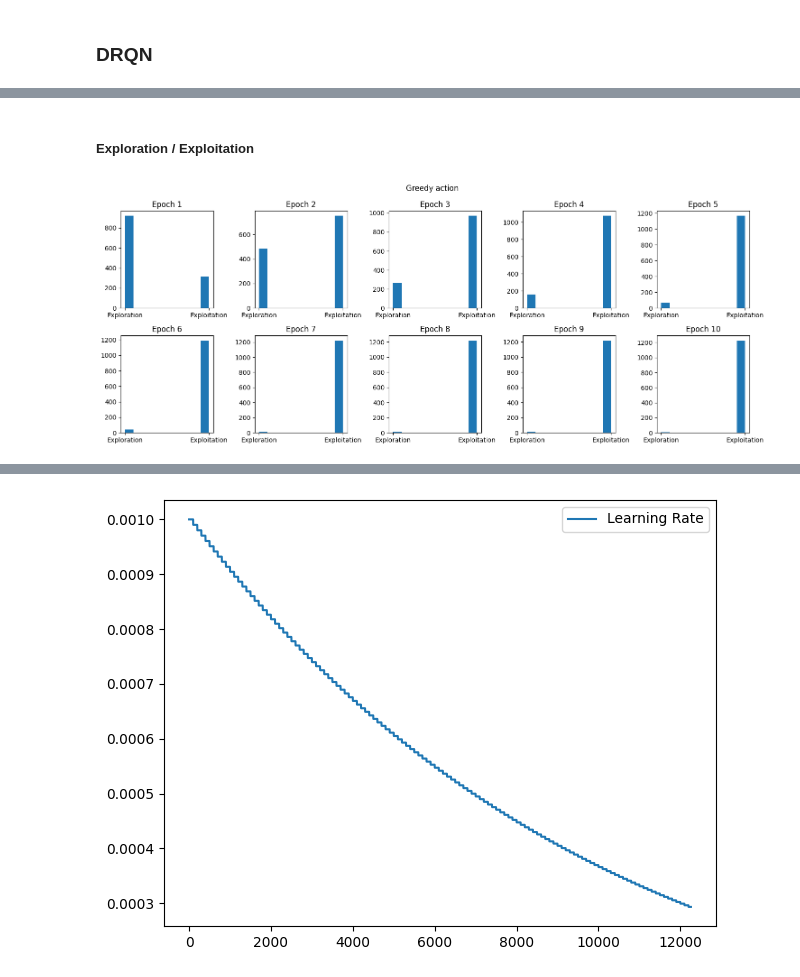
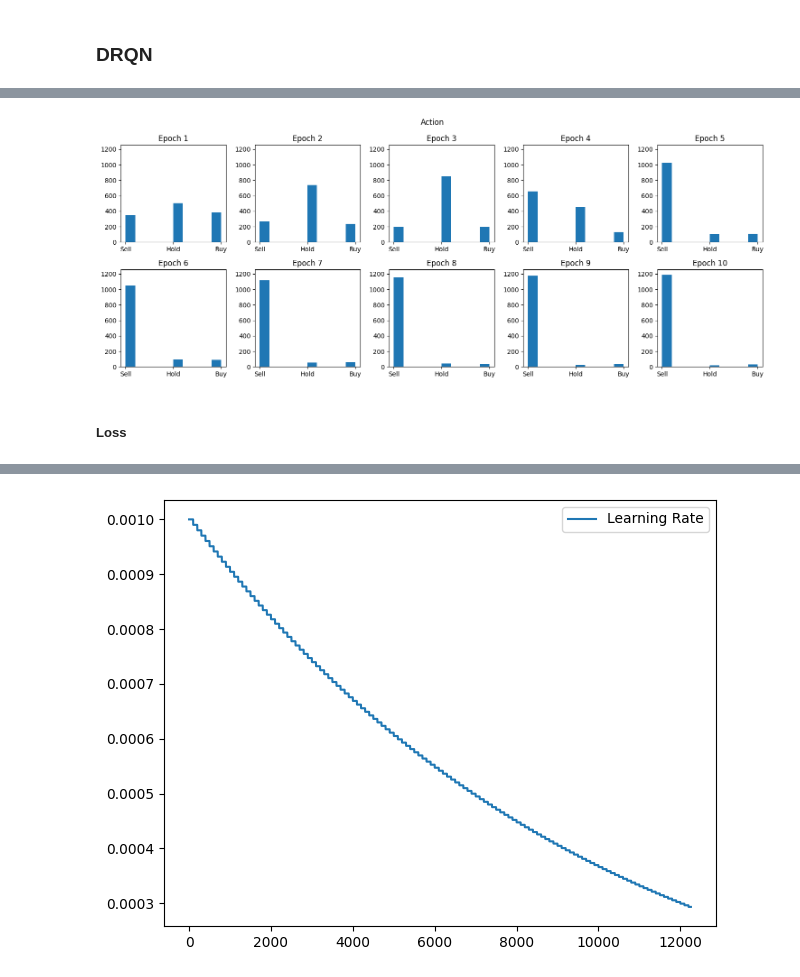
Before and after one commit to ramonges/Reinforcement-Learning-Project, a Jupyter notebook: DRQN.ipynb, the cells around one changed output, grey strips where cells are left out. Cells and saved outputs as stored; diff of their text form; code cells hidden in the pictures.

```diff
--- a/DRQN.ipynb
+++ b/DRQN.ipynb
@@ -480,14 +494,0 @@ def epsilon_greedy_action(policy, state):
-# %%
-eps_test = EPS_START
-eps_tests = []
-
-found_threshold = False
-for i in range(len(train_data) * NUM_EPISODE):
-    eps_test = update_epsilon(eps_test, EPS_DECAY, EPS_MIN)
-    eps_tests.append(eps_test)
-    if not found_threshold and eps_test == 0.01:
-        print(i)
-        found_threshold = True
-
-plt.plot(eps_tests)
-plt.show()
@@ -633,5 +661,5 @@ plt.show()
 # %%
-train_env = TradingEnv(train_data, state_dim=ENV_STATE_DEPTH)
+train_env = TradingEnv(train_data, state_dim=DRQN_DEPTH)
 num_observations = train_env.observation_space.shape[0]
 num_actions = train_env.action_space.n
 
@@ -647,7 +675,7 @@ lr_scheduler = ExponentialLR(drqn_optimizer, gamma=LR_DECAY)
 
 criterion = nn.MSELoss()
 
-train_history, train_logs, wrapper_epsilons, wrapper_greedy_actions  = train(
+drqn_train_history, train_logs, train_losses, wrapper_epsilons, wrapper_greedy_actions  = train(
     train_env,
     model=drqn,
     target_model=target_drqn,
@@ -661,13 +724,0 @@ train_history, train_logs, wrapper_epsilons, wrapper_greedy_actions  = train(
-# %%
-plt.figure(figsize=(10, 6))
-
-plt.subplot(1, 2, 1)
-plt.plot(train_logs["epsilon"], label="Epsilons")
-
-plt.subplot(1, 2, 2)
-for i, epsilons in enumerate(wrapper_epsilons):
-    plt.plot(epsilons, label=f"Epoch {i+1} epsilons")
-
-plt.tight_layout()
-plt.legend()
-plt.show()
@@ -676,18 +725,19 @@ plt.show()
-# %% [markdown]
-##### Exploration / Exploitation
 # %%
 fig, axes = plt.subplots(2, 5, figsize=(15, 6))
 
-for i, epoch_greedy_actions in enumerate(wrapper_greedy_actions):
+for i, epoch_history in enumerate(drqn_train_history):
     row = i // 5
     col = i % 5
-    axes[row, col].hist(epoch_greedy_actions)
+    axes[row, col].hist(pd.DataFrame(epoch_history).action)
     axes[row, col].set_title(f"Epoch {i+1}")
-    axes[row, col].set_xticks([0, 1])
-    axes[row, col].set_xticklabels(["Exploration", "Exploitation"])
+    axes[row, col].set_xticks([-1, 0, 1])
+    axes[row, col].set_xticklabels(["Sell", "Hold", "Buy"])
+    axes[row, col].set_ylim(0, len(train_data))
 
-plt.suptitle("Greedy action")
+plt.suptitle("Action")
 plt.tight_layout()
 plt.show()
 # %% [output]
-[figure, old version]
+[figure, new version]
+# %% [markdown]
+##### Loss
```
Also changed, not shown: parts of 45 cells of this notebook.
